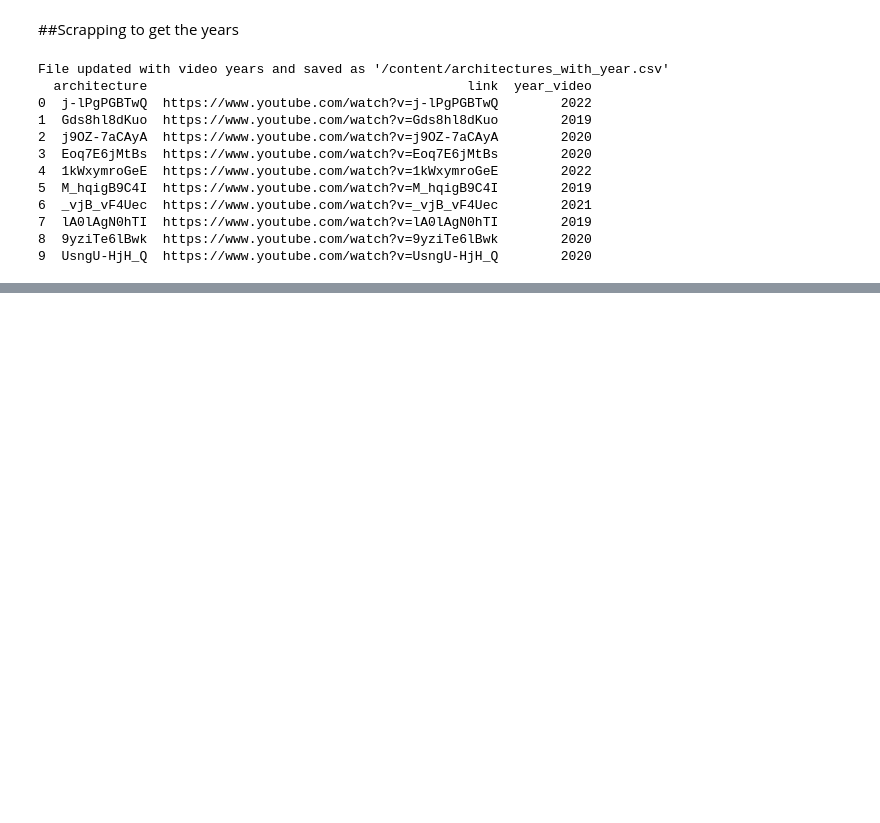
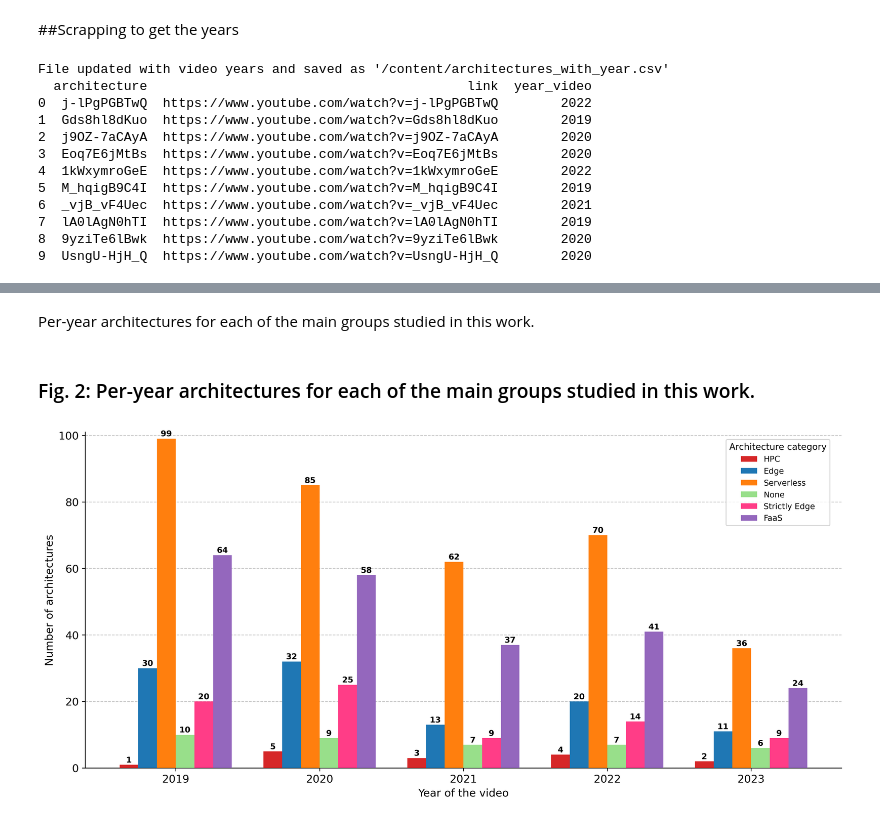
Before and after one commit to disel-espol/hpc-and-edge-cloud-architectures, a Jupyter notebook: Journal_paper/04_analyze_temporal_trends.ipynb, the cells around one changed output, grey strips where cells are left out. Drawn from its saved outputs; the diff is of its cells as text; code cells hidden in the pictures; blank space fills up the shorter version.

```diff
--- a/Journal_paper/04_analyze_temporal_trends.ipynb
+++ b/Journal_paper/04_analyze_temporal_trends.ipynb
@@ -774,0 +773,8 @@ Yearly percentages:
+# %% [markdown]
+Per-year architectures for each of the main groups studied in this work.
+# %%
+display(HTML('<a id="figure-2"></a><h3>Fig. 2: Per-year architectures for each of the main groups studied in this work.</h3>'))
+display(Image("/content/absolute_evolution_year_strictly_edge_faas.png"))
+# %% [output]
+Fig. 2: Per-year architectures for each of the main groups studied in this work.
+[figure, added]
```
Also changed, not shown: parts of 3 cells of this notebook, 1 other file.
